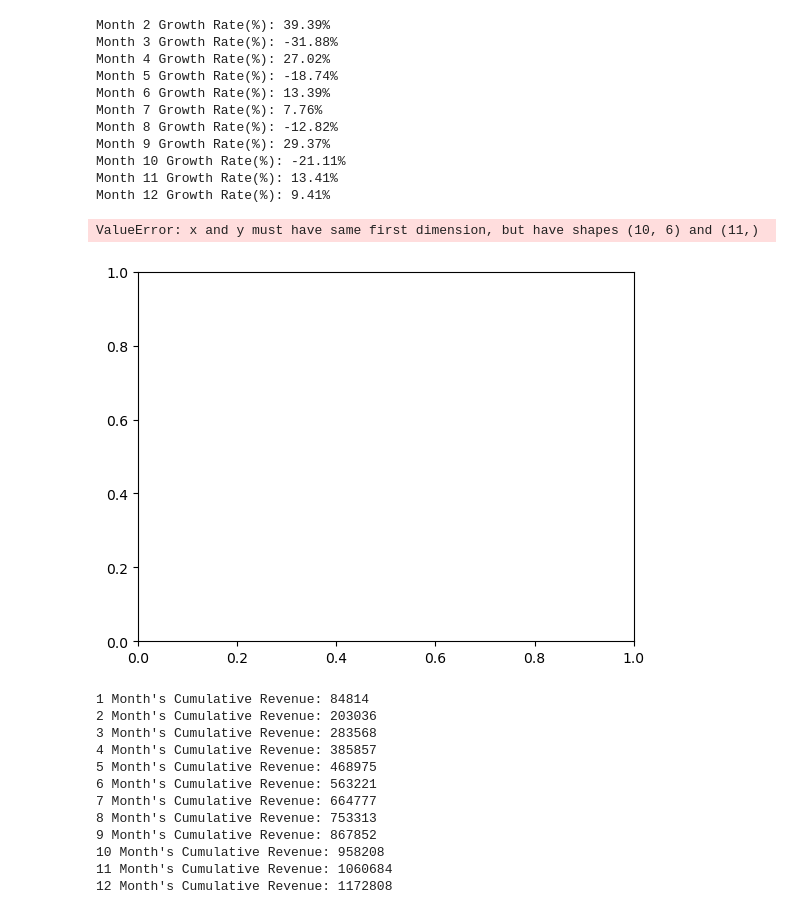
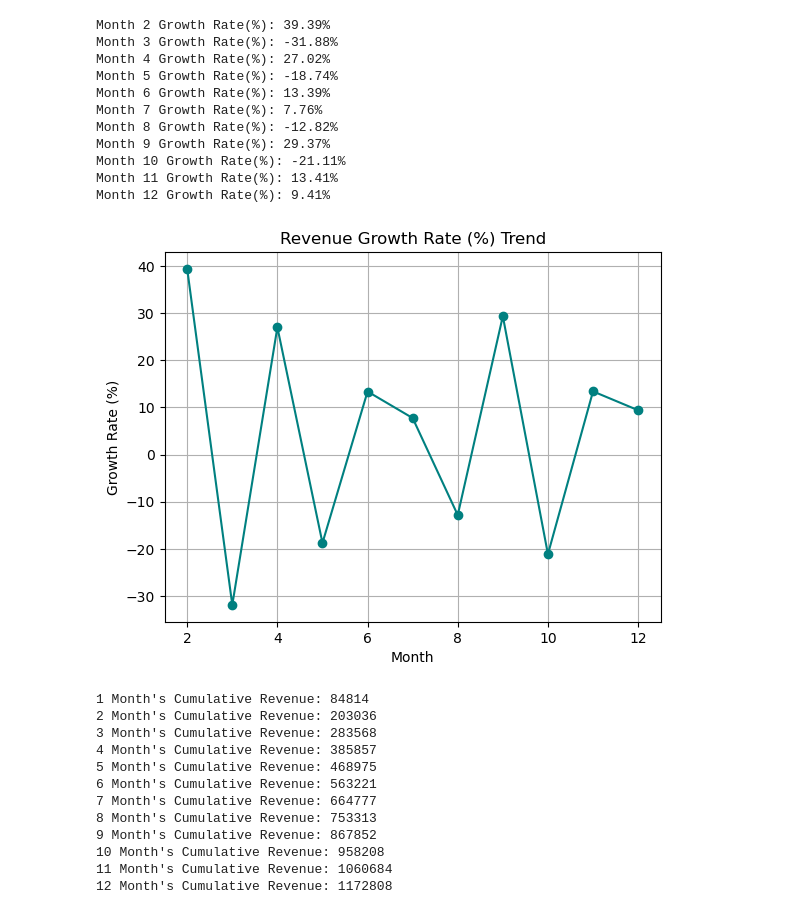
Before and after one commit to rtgrt5645/numpy-lab, a Jupyter notebook: Mini Projects/Mini Project 1.ipynb, the cells around one changed output. Cells and saved outputs as stored; diff of their text form; code cells hidden in the pictures.

Commit message:
Visualization added to the notebook

```diff
--- a/Mini Projects/Mini Project 1.ipynb
+++ b/Mini Projects/Mini Project 1.ipynb
@@ -102,16 +102,15 @@ Month 10 Growth Rate(%): -21.11%
 Month 11 Growth Rate(%): 13.41%
 Month 12 Growth Rate(%): 9.41%
 # %%
-month = np.array()
-plt.plot(kababjees_sales_analysis[2:13], monthly_growth_rate, marker='o', color='teal')
+month = np.arange(2, 13)
+plt.plot(month, monthly_growth_rate, marker='o', color='teal')
 plt.title("Revenue Growth Rate (%) Trend")
 plt.xlabel("Month")
 plt.ylabel("Growth Rate (%)")
 plt.grid(True)
 plt.show()
 # %% [output]
-ValueError: x and y must have same first dimension, but have shapes (10, 6) and (11,)
-[figure, old version]
+[figure, new version]
 # %%
 # 3. Cumulative revenue
 cumulative_revenue = np.cumsum(monthly_revenue)
```
